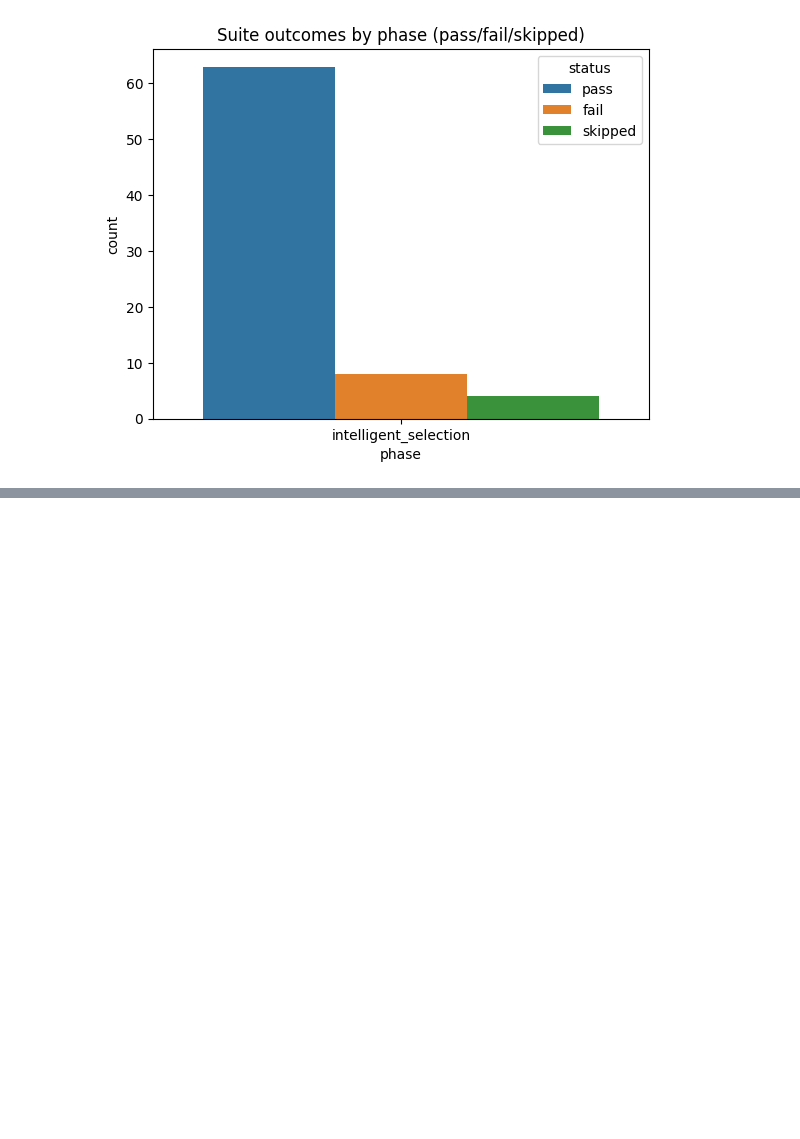
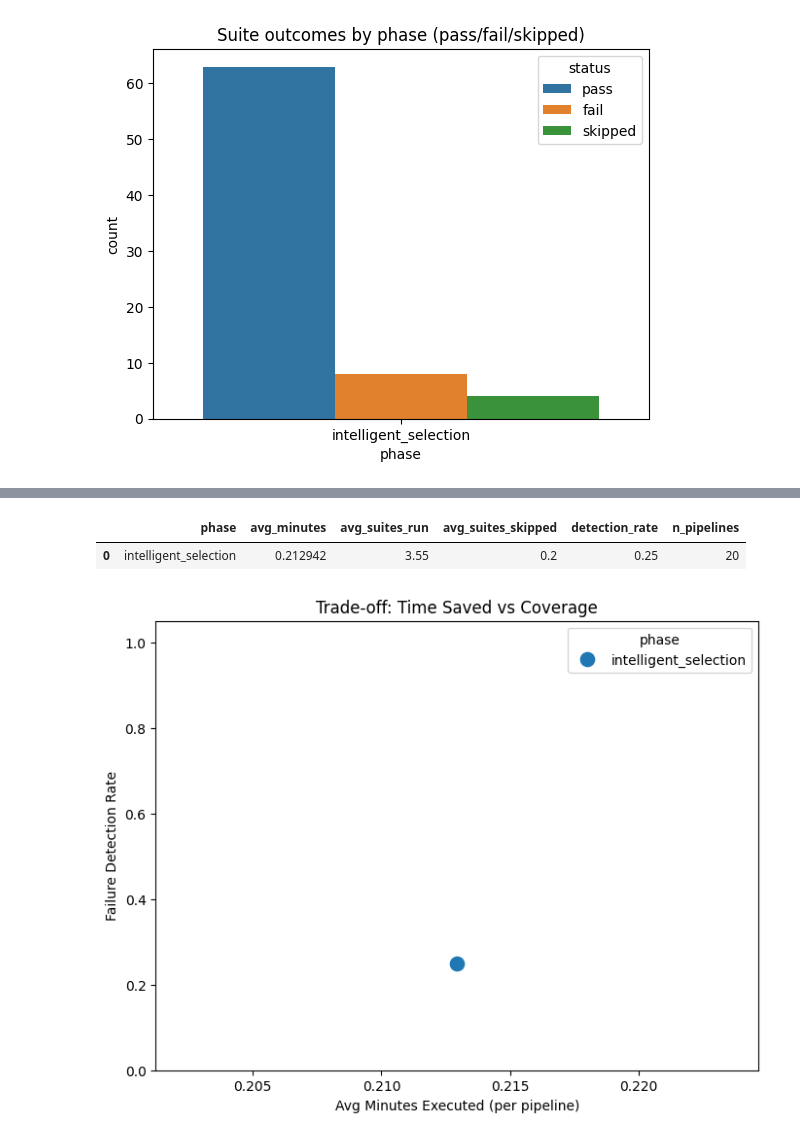
Before and after one commit to VanessaKingsleyHerts/BidShopping, a Jupyter notebook: data/post_healing/experiment_analysis_post_intelligent_tests_selection.ipynb, the cells around one changed output, grey strips where cells are left out. Drawn from its saved outputs; the diff is of its cells as text; code cells hidden in the pictures; blank space fills up the shorter version.

```diff
--- a/data/post_healing/experiment_analysis_post_intelligent_tests_selection.ipynb
+++ b/data/post_healing/experiment_analysis_post_intelligent_tests_selection.ipynb
@@ -135,0 +135,16 @@ Text(0.5, 1.0, 'Suite outcomes by phase (pass/fail/skipped)')
+# %%
+# Compute per-pipeline aggregates including skip counts
+
+# Aggregate per pipeline
+agg = (
+    suites.groupby(["phase","pipeline_id"])
+    .apply(lambda g: pd.Series({
+        "minutes": g.loc[g["status"]!="skipped","duration_s"].sum()/60,
+        "suites_run": (g["status"]!="skipped").sum(),
+        "suites_skipped": (g["status"]=="skipped").sum(),
+        "detected_fail": (g["status"]=="fail").any()
+    }))
+    .reset_index()
+)
+
+agg.head()
@@ -135,0 +158,32 @@ Text(0.5, 1.0, 'Suite outcomes by phase (pass/fail/skipped)')
+# %%
+# Summary by phase
+
+summary = agg.groupby("phase").agg(
+    avg_minutes=("minutes","mean"),
+    avg_suites_run=("suites_run","mean"),
+    avg_suites_skipped=("suites_skipped","mean"),
+    detection_rate=("detected_fail","mean"),
+    n_pipelines=("pipeline_id","count")
+).reset_index()
+
+summary
+# %% [output]
+|  | phase | avg_minutes | avg_suites_run | avg_suites_skipped | detection_rate | n_pipelines |
+| 0 | intelligent_selection | 0.212942 | 3.55 | 0.2 | 0.25 | 20 |
+# %%
+# Plot Time Saved vs Coverage
+
+plt.figure(figsize=(8,6))
+sns.scatterplot(
+    data=summary,
+    x="avg_minutes",
+    y="detection_rate",
+    hue="phase", s=150
+)
+plt.xlabel("Avg Minutes Executed (per pipeline)")
+plt.ylabel("Failure Detection Rate")
+plt.title("Trade-off: Time Saved vs Coverage")
+plt.ylim(0,1.05)
+plt.show()
+# %% [output]
+[figure, added]
```
Also changed, not shown: parts of 4 cells of this notebook, 3 other files.
